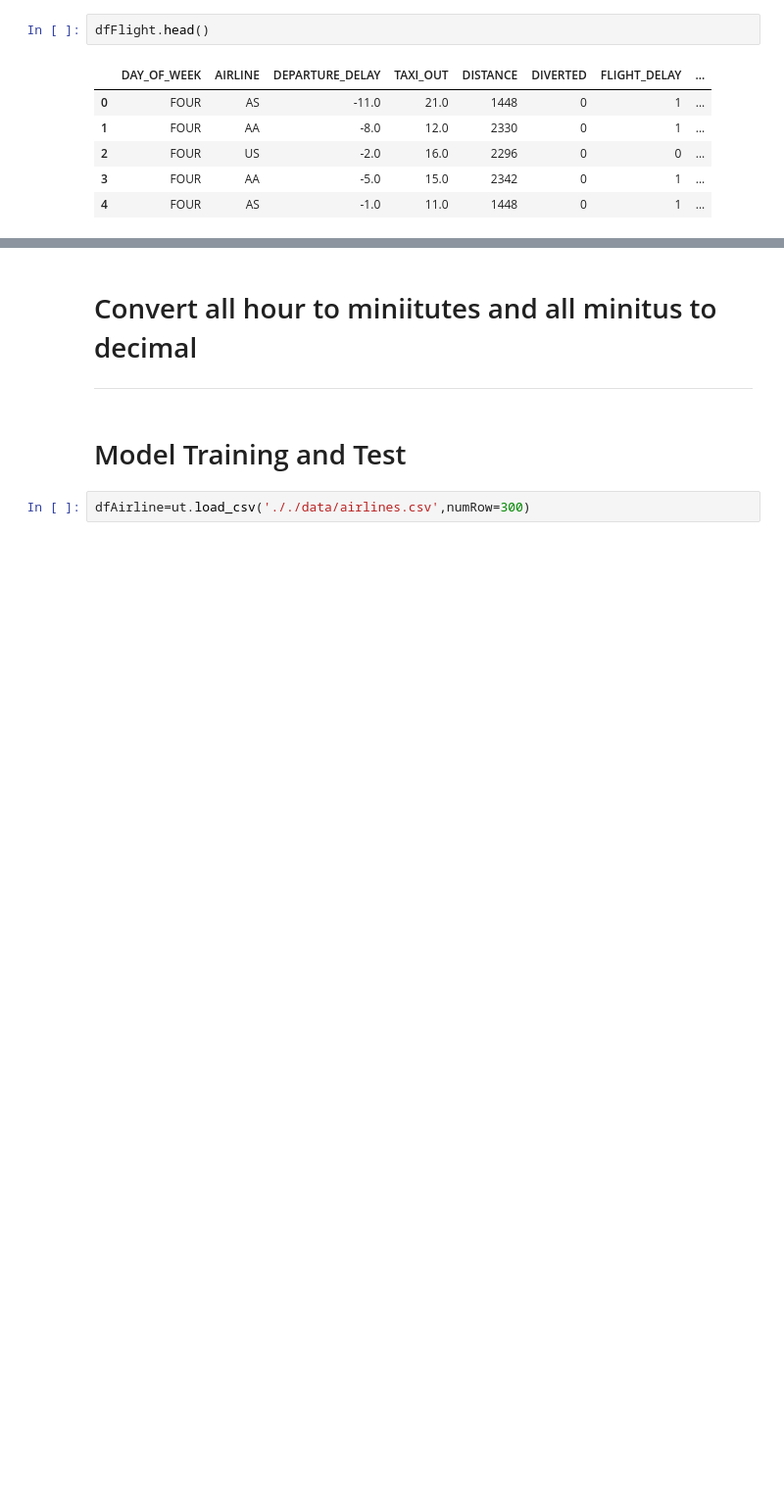
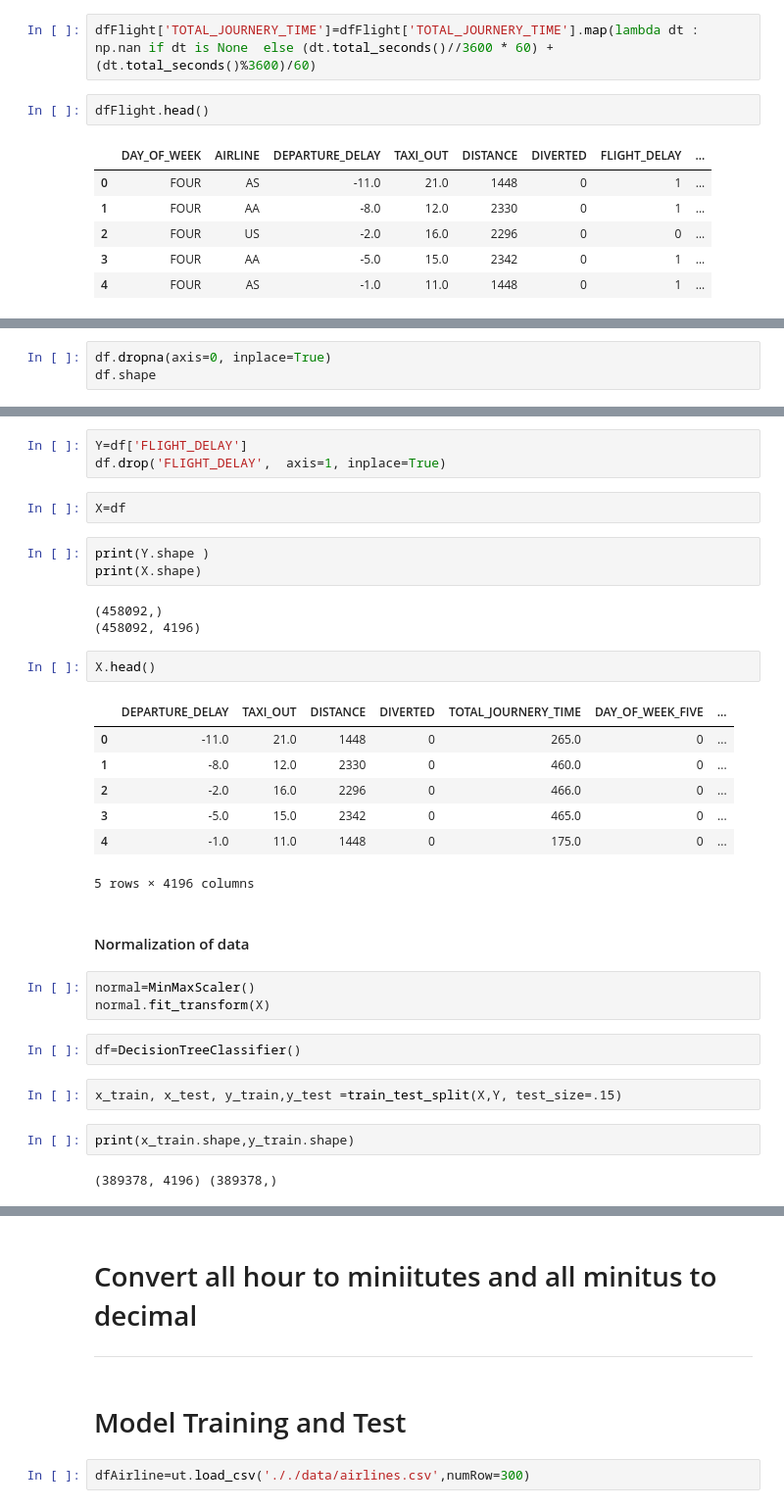
Before and after one commit to aitechwizards/Flight-Delay-or-Cancellations, a Jupyter notebook: Flight_Delay_Prediction.ipynb, the cells around one changed output, grey strips where cells are left out. Shown at 98% size. Drawn from its saved outputs; the diff is of its cells as text; blank space fills up the shorter version.

```diff
--- a/Flight Delay Prediction.ipynb
+++ b/Flight_Delay_Prediction.ipynb
@@ -436,3 +481,5 @@ dtype: object
+# %%
+dfFlight['TOTAL_JOURNERY_TIME']=dfFlight['TOTAL_JOURNERY_TIME'].map(lambda dt : np.nan if dt is None  else (dt.total_seconds()//3600 * 60) + (dt.total_seconds()%3600)/60)
 # %%
 dfFlight.head()
 # %% [output]
@@ -461,0 +509,3 @@ df.shape
+# %%
+df.dropna(axis=0, inplace=True)
+df.shape
@@ -461,0 +526,34 @@ df.shape
+# %%
+Y=df['FLIGHT_DELAY']
+df.drop('FLIGHT_DELAY',  axis=1, inplace=True)
+# %%
+X=df
+# %%
+print(Y.shape )
+print(X.shape)
+# %% [output]
+(458092,)
+(458092, 4196)
+# %%
+X.head()
+# %% [output]
+|  | DEPARTURE_DELAY | TAXI_OUT | DISTANCE | DIVERTED | TOTAL_JOURNERY_TIME | DAY_OF_WEEK_FIVE | ... |
+| 0 | -11.0 | 21.0 | 1448 | 0 | 265.0 | 0 | ... |
+| 1 | -8.0 | 12.0 | 2330 | 0 | 460.0 | 0 | ... |
+| 2 | -2.0 | 16.0 | 2296 | 0 | 466.0 | 0 | ... |
+| 3 | -5.0 | 15.0 | 2342 | 0 | 465.0 | 0 | ... |
+| 4 | -1.0 | 11.0 | 1448 | 0 | 175.0 | 0 | ... |
+5 rows × 4196 columns
+# %% [markdown]
+#### Normalization of data
+# %%
+normal=MinMaxScaler()
+normal.fit_transform(X)
+# %%
+df=DecisionTreeClassifier()
+# %%
+x_train, x_test, y_train,y_test =train_test_split(X,Y, test_size=.15)
+# %%
+print(x_train.shape,y_train.shape)
+# %% [output]
+(389378, 4196) (389378,)
```
Also changed, not shown: parts of 58 cells of this notebook, 3 other files.
